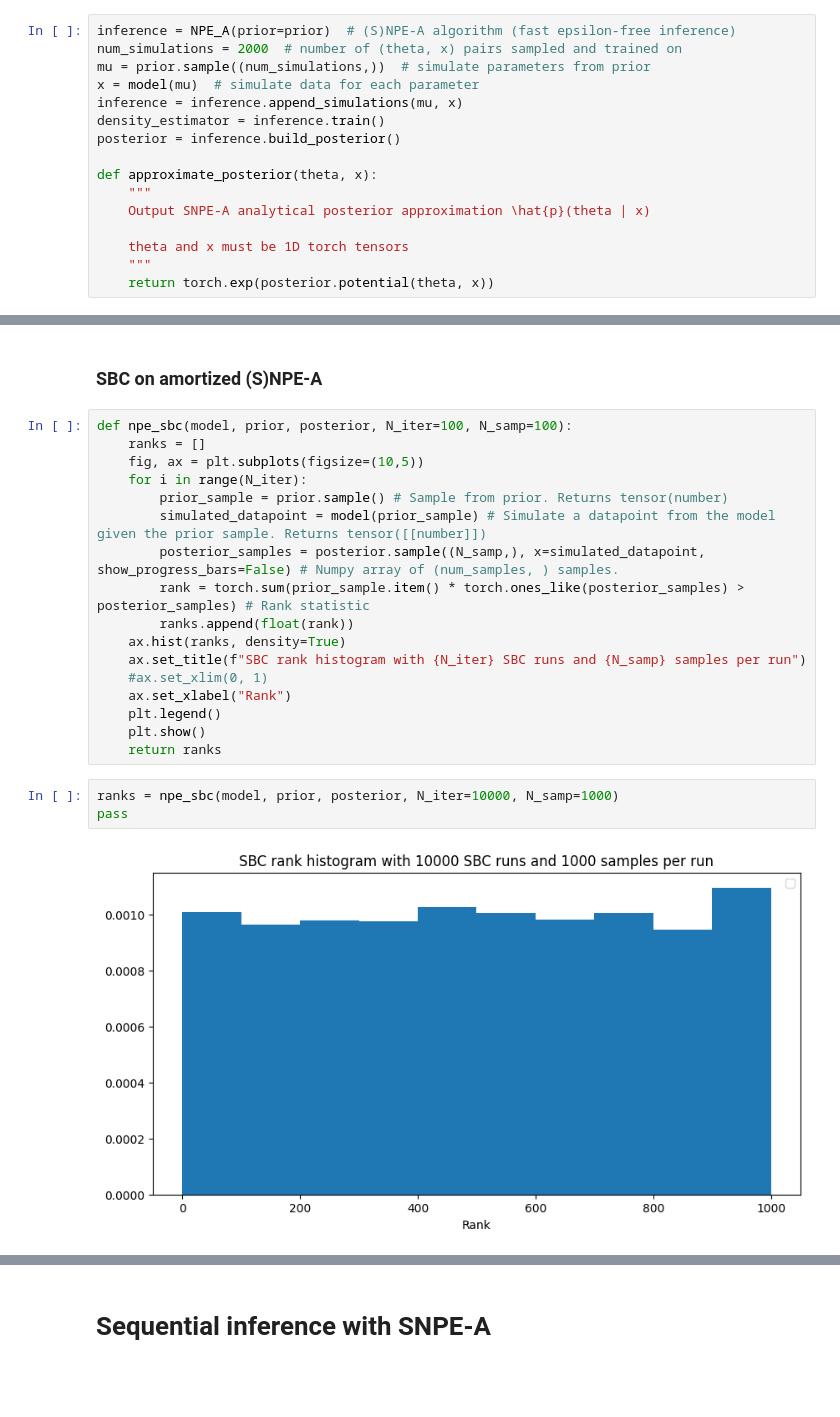
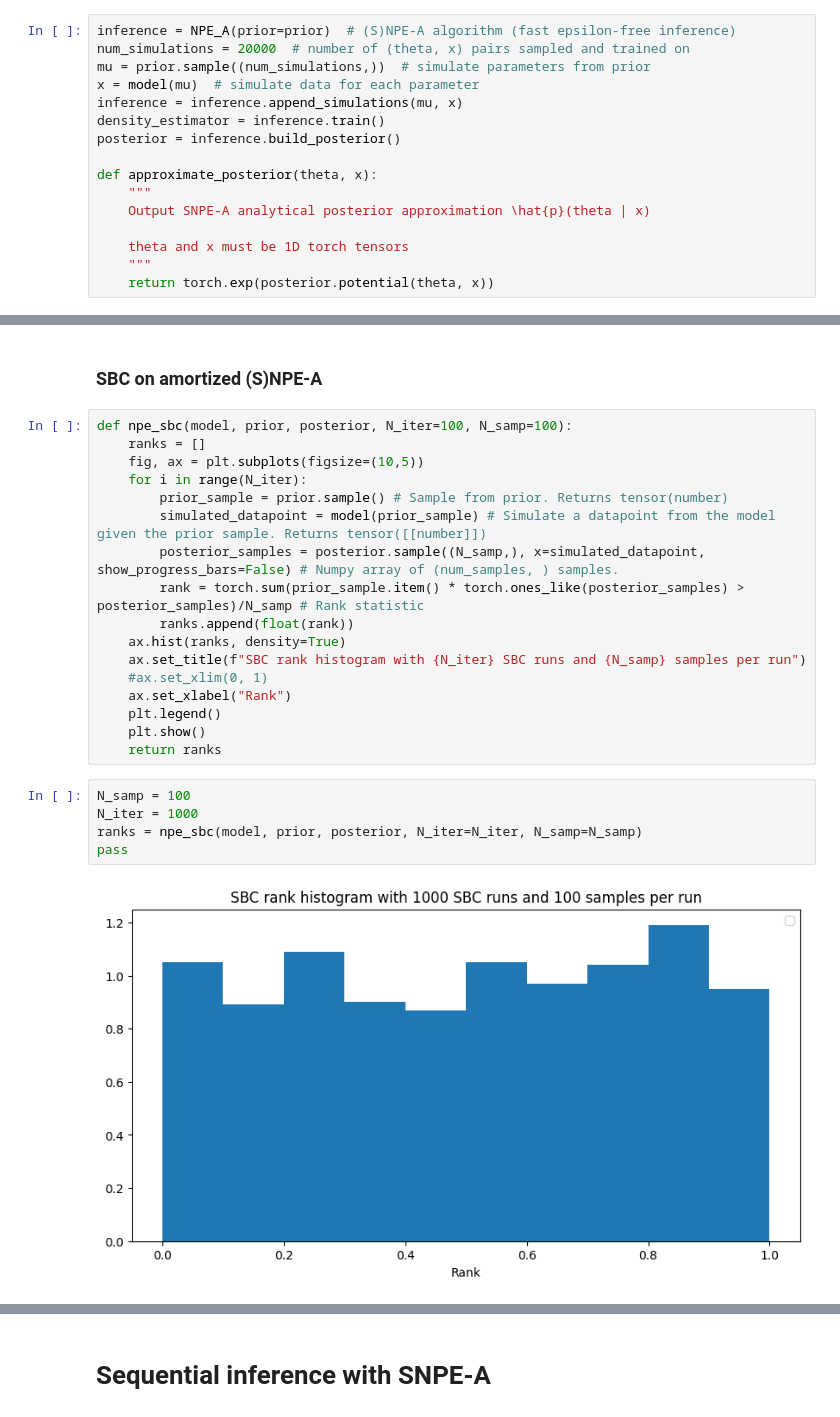
Before and after one commit to kaisamaroo/SBC-SBI, a Jupyter notebook: SBI/1D Examples/1D_GaussianGaussian_Far_SNPE_A.ipynb, the cells around one changed output, grey strips where cells are left out. Saved outputs shown, nothing was run; the diff lists cells and outputs as text; blank space fills up the shorter version.

```diff
--- a/SBI/1D Examples/1D_GaussianGaussian_Far_SNPE_A.ipynb
+++ b/SBI/1D Examples/1D_GaussianGaussian_Far_SNPE_A.ipynb
@@ -41,7 +41,7 @@ def model(mu):
 prior = torch.distributions.MultivariateNormal(torch.tensor([0.]), torch.tensor([[1.]]))
 # %%
 inference = NPE_A(prior=prior)  # (S)NPE-A algorithm (fast epsilon-free inference)
-num_simulations = 2000  # number of (theta, x) pairs sampled and trained on
+num_simulations = 20000  # number of (theta, x) pairs sampled and trained on
 mu = prior.sample((num_simulations,))  # simulate parameters from prior
 x = model(mu)  # simulate data for each parameter
 inference = inference.append_simulations(mu, x)
@@ -210,7 +149,7 @@ def npe_sbc(model, prior, posterior, N_iter=100, N_samp=100):
         prior_sample = prior.sample() # Sample from prior. Returns tensor(number)
         simulated_datapoint = model(prior_sample) # Simulate a datapoint from the model given the prior sample. Returns tensor([[number]])
         posterior_samples = posterior.sample((N_samp,), x=simulated_datapoint, show_progress_bars=False) # Numpy array of (num_samples, ) samples.
-        rank = torch.sum(prior_sample.item() * torch.ones_like(posterior_samples) > posterior_samples) # Rank statistic
+        rank = torch.sum(prior_sample.item() * torch.ones_like(posterior_samples) > posterior_samples)/N_samp # Rank statistic
         ranks.append(float(rank))
     ax.hist(ranks, density=True)
     ax.set_title(f"SBC rank histogram with {N_iter} SBC runs and {N_samp} samples per run")
@@ -220,7 +159,9 @@ def npe_sbc(model, prior, posterior, N_iter=100, N_samp=100):
     plt.show()
     return ranks
 # %%
-ranks = npe_sbc(model, prior, posterior, N_iter=10000, N_samp=1000)
+N_samp = 100
+N_iter = 1000
+ranks = npe_sbc(model, prior, posterior, N_iter=N_iter, N_samp=N_samp)
 pass
 # %% [output]
-[figure, old version]
+[figure, new version]
```
Also changed, not shown: parts of 11 cells of this notebook, 6 other files.
